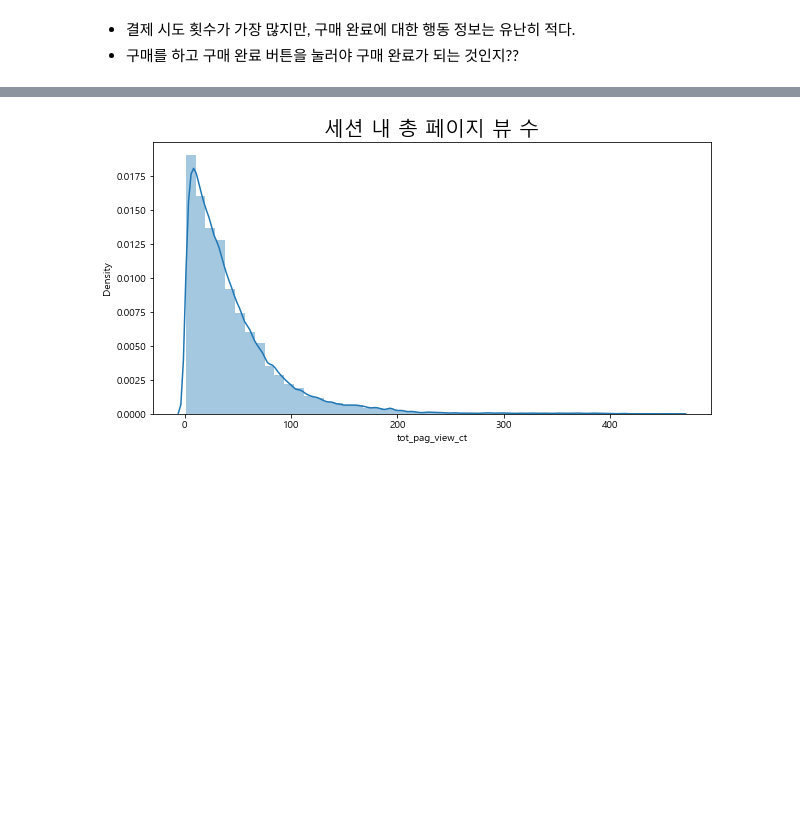
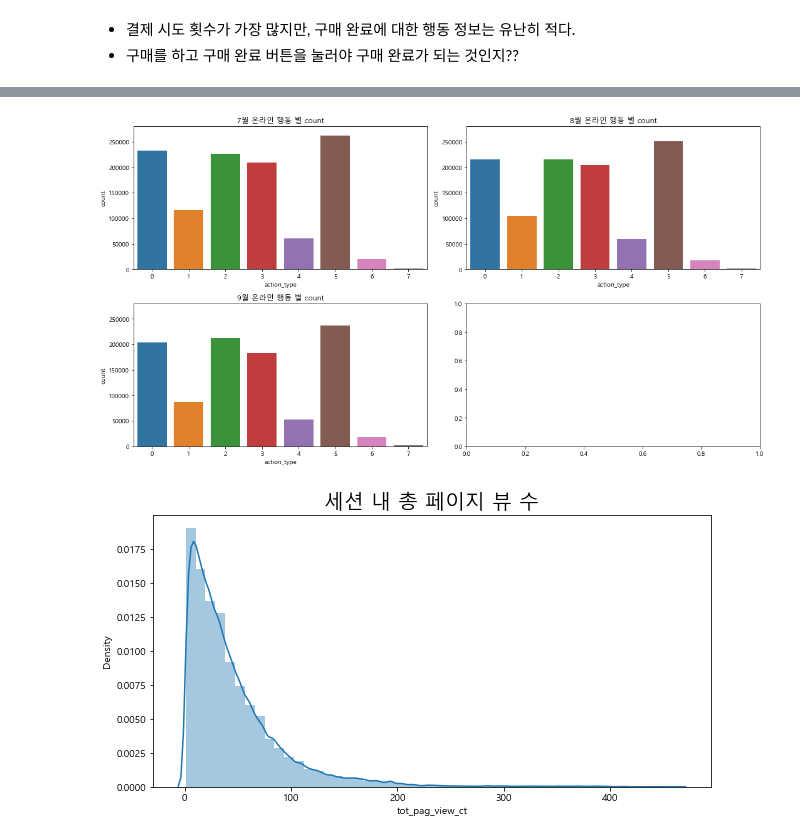
Before and after one commit to Gyeol0/Personalized-Content-Recommendation, a Jupyter notebook: L.Point.ipynb, the cells around one changed output, grey strips where cells are left out. Drawn from its saved outputs; the diff is of its cells as text; code cells hidden in the pictures; blank space fills up the shorter version.

```diff
--- a/L.Point.ipynb
+++ b/L.Point.ipynb
@@ -261,19 +277,21 @@ plt.show()
 # %%
 online_month_action = online_data.groupby(['month','action_type']).count()['count'].reset_index()
 # %%
-fig,axes=plt.subplots(nrows=12,ncols=2)
-fig.set_size_inches(10,50)
+fig,axes=plt.subplots(nrows=2,ncols=2)
+fig.set_size_inches(15,8)
 
-for i in range(24):
-    data_4_week=data_4[(data_4['주말여부']==0) & (data_4['대여일시(시간)']==i)]['이용시간']/datetime.timedelta(seconds=1)
+for i in [7,8,9]:
     if i%2==0:
+        t=1
+    else:
         t=0
-    else:
-        t=1
-    sns.distplot(data_4_week[data_4_week<7200],ax=axes[i//2][t])
-    axes[i//2][t].set_title('평일 {}~{}시 이용시간'.format(i,i+1,size=20))
+    sns.barplot(data = online_month_action[online_month_action['month'] == i], x= 'action_type', y = 'count',ax = axes[(i-7)//2][t])
+    axes[(i-7)//2][t].set_title('{}월 온라인 행동 별 count'.format(i,size=20))
+    axes[(i-7)//2][t].set_ylim(0,280000)
 plt.tight_layout()
 plt.show()
+# %% [output]
+[figure, added]
 # %%
 plt.figure(figsize=(10,5))
 sns.distplot(online_data['tot_pag_view_ct'])
```
Also changed, not shown: parts of 30 cells of this notebook.
